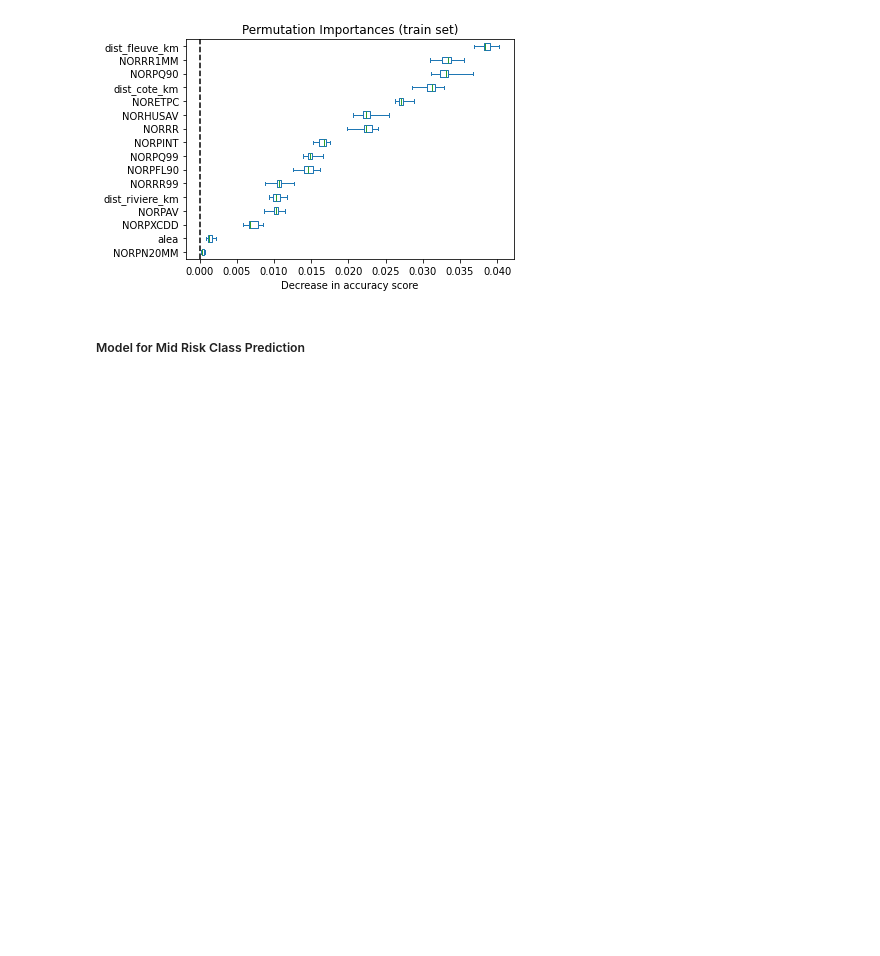
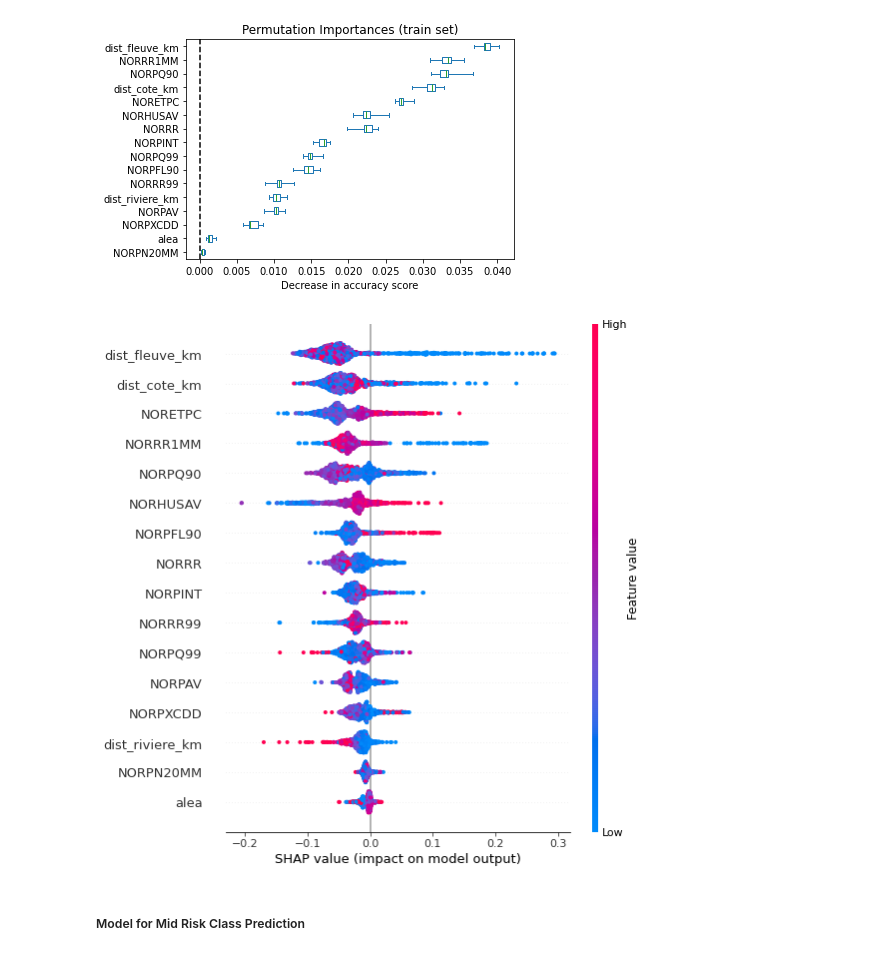
Before and after one commit to Lucas-Coussy/Data-Challenge_Climate_Risks, a Jupyter notebook: Modelisation.ipynb, the cells around one changed output. Cells and saved outputs as stored; diff of their text form; code cells hidden in the pictures; blank space fills up the shorter version.

Commit message:
adding visuals and shap in Modelisation

```diff
--- a/Modelisation.ipynb
+++ b/Modelisation.ipynb
@@ -240,3 +269,5 @@ plt.show()
+# %%
+shap_data = X_train.sample(frac=0.2)
 # %% [markdown]
 ##### Model for High Risk Class Prediction
 # %%
@@ -255,6 +286,15 @@ ax.set_xlabel("Decrease in accuracy score")
 ax.figure.tight_layout()
 # %% [output]
 [figure]
+# %%
+explainer_high = shap.TreeExplainer(models['high'])
+
+shap_values_high = explainer_high.shap_values(shap_data)
+shap_values_high = shap_values_high[:, :, 1]
+
+shap.summary_plot(shap_values_high, shap_data, plot_type="dot", show=True)
+# %% [output]
+[figure, added]
 # %% [markdown]
 ##### Model for Mid Risk Class Prediction
 # %%
```
Also changed, not shown: parts of 5 cells of this notebook, 9 other files.
